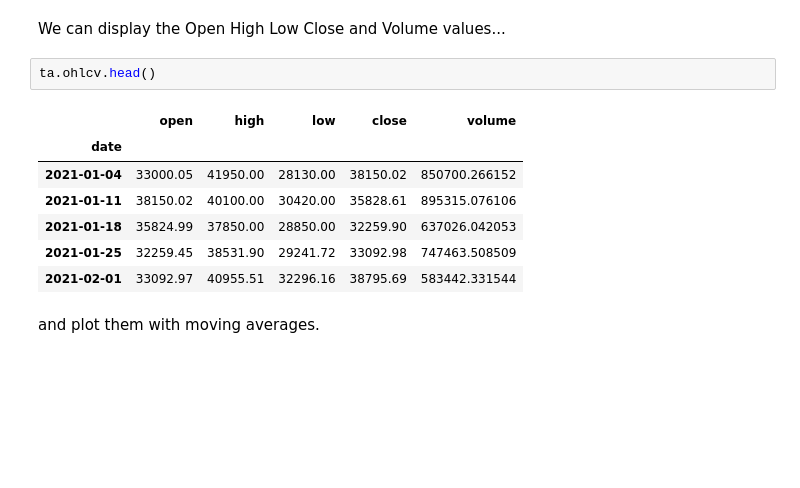
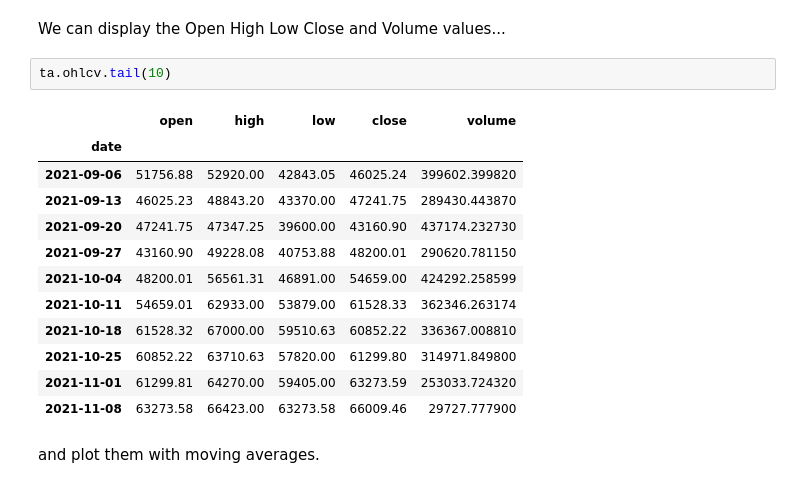
Before and after one commit to dokato/crypto_ta, a Jupyter notebook: tutorials/tutorial1.ipynb, the cells around one changed output. Saved outputs shown, nothing was run; the diff lists cells and outputs as text; blank space fills up the shorter version.

```diff
--- a/tutorials/tutorial1.ipynb
+++ b/tutorials/tutorial1.ipynb
@@ -29,15 +29,20 @@ ta.get_ohlcv('BTCUSDT', interval='1w', from_date='2021-01-01')
 # %% [markdown]
 We can display the Open High Low Close and Volume values...
 # %%
-ta.ohlcv.head()
+ta.ohlcv.tail(10)
 # %% [output]
 |  | open | high | low | close | volume |
 | date |  |  |  |  |  |
-| 2021-01-04 | 33000.05 | 41950.00 | 28130.00 | 38150.02 | 850700.266152 |
-| 2021-01-11 | 38150.02 | 40100.00 | 30420.00 | 35828.61 | 895315.076106 |
-| 2021-01-18 | 35824.99 | 37850.00 | 28850.00 | 32259.90 | 637026.042053 |
-| 2021-01-25 | 32259.45 | 38531.90 | 29241.72 | 33092.98 | 747463.508509 |
-| 2021-02-01 | 33092.97 | 40955.51 | 32296.16 | 38795.69 | 583442.331544 |
+| 2021-09-06 | 51756.88 | 52920.00 | 42843.05 | 46025.24 | 399602.399820 |
+| 2021-09-13 | 46025.23 | 48843.20 | 43370.00 | 47241.75 | 289430.443870 |
+| 2021-09-20 | 47241.75 | 47347.25 | 39600.00 | 43160.90 | 437174.232730 |
+| 2021-09-27 | 43160.90 | 49228.08 | 40753.88 | 48200.01 | 290620.781150 |
+| 2021-10-04 | 48200.01 | 56561.31 | 46891.00 | 54659.00 | 424292.258599 |
+| 2021-10-11 | 54659.01 | 62933.00 | 53879.00 | 61528.33 | 362346.263174 |
+| 2021-10-18 | 61528.32 | 67000.00 | 59510.63 | 60852.22 | 336367.008810 |
+| 2021-10-25 | 60852.22 | 63710.63 | 57820.00 | 61299.80 | 314971.849800 |
+| 2021-11-01 | 61299.81 | 64270.00 | 59405.00 | 63273.59 | 253033.724320 |
+| 2021-11-08 | 63273.58 | 66423.00 | 63273.58 | 66009.46 | 29727.777900 |
 # %% [markdown]
 and plot them with moving averages.
 # %%
```
Also changed, not shown: parts of 9 cells of this notebook, 5 other files.
